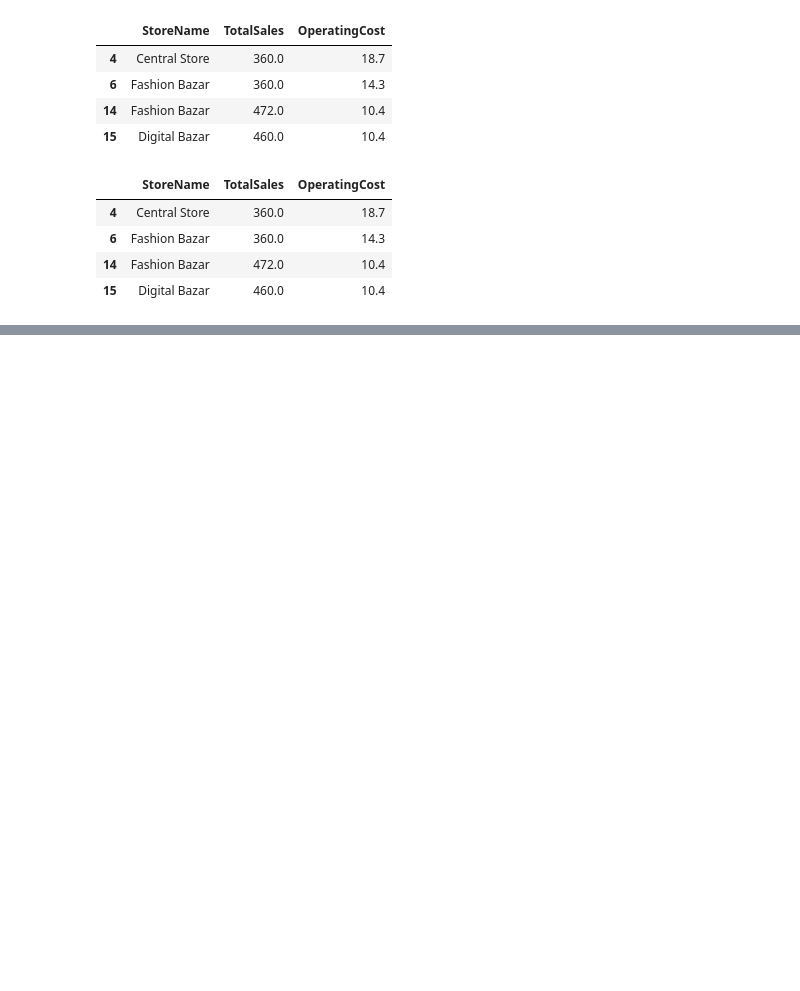
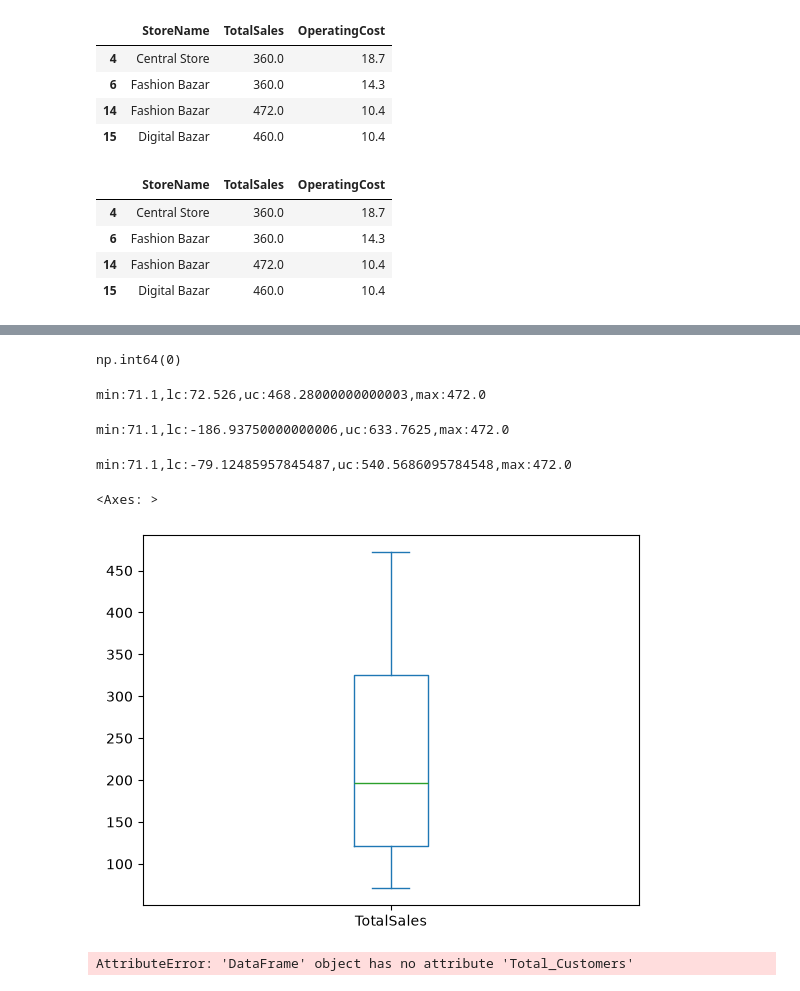
Before and after one commit to ravindrapal001/Python-Case-Studies, a Jupyter notebook: stores.ipynb, the cells around one changed output, grey strips where cells are left out. Saved outputs shown, nothing was run; the diff lists cells and outputs as text; code cells hidden in the pictures; blank space fills up the shorter version.

Commit message:
Day-04: Outlier Detection and Treatment
I wrote for duplicate checking, outlier detection and treatment, Handling Outliers, Missing Values, pd.cut(), pd.qcut() and np.where().

```diff
--- a/stores.ipynb
+++ b/stores.ipynb
@@ -618,0 +640,3 @@ stores[stores.Location=='Delhi'].sort_values(by='TotalSales',ascending=False).he
+# %%
+stores.rename(columns={'Staff_Cnt':'StaffCnt','Total_Customers':'TotalCustomers'},inplace=True)
+stores.head()
@@ -618,0 +651,68 @@ stores[stores.Location=='Delhi'].sort_values(by='TotalSales',ascending=False).he
+# %%
+# Duplicate Checks
+stores.duplicated().sum()
+# %% [output]
+np.int64(0)
+# %%
+# If min is lower than Lower Cutoff(LC) then There is atleast one lower outliers.
+# If max is greater than Upper Cutoff(UC) then There is atleast one upper outliers.
+# Percentile Implementation
+def percentile(x):
+    """
+    Apply the percentile rule on a series/column.
+    Input:Series
+    Output: lc,uc
+    """
+    lc=np.quantile(x,0.01)
+    uc=x.quantile(0.99)
+    print(f'min:{x.min()},lc:{lc},uc:{uc},max:{x.max()}')
+    return lc,uc
+lc,uc=percentile(stores.TotalSales)
+# %% [output]
+min:71.1,lc:72.526,uc:468.28000000000003,max:472.0
+# %%
+# IQR Implementation
+def iqr_rule(x):
+    """
+    Applying IQR rule on a Series/Column.
+    Input: Series
+    Output: lc,uc
+    """
+    q1=x.quantile(0.25)
+    q3=x.quantile(0.75)
+    iqr=q3-q1
+    lc=q1-1.5*iqr
+    uc=q3+1.5*iqr
+    print(f"min:{x.min()},lc:{lc},uc:{uc},max:{x.max()}")
+    return lc,uc
+lc,uc=iqr_rule(stores.TotalSales)
+# %% [output]
+min:71.1,lc:-186.93750000000006,uc:633.7625,max:472.0
+# %%
+# Z-score Implementation
+def zscore_rule(x):
+    """
+    Applying z score rule on a series/column.
+    Input: Series
+    Output: lc,uc
+    """
+    mean=x.mean()
+    SD=x.std()
+    lc=mean-2.5*SD
+    uc=mean+2.5*SD
+    print(f"min:{x.min()},lc:{lc},uc:{uc},max:{x.max()}")
+    return lc, uc
+lc,uc=zscore_rule(stores.TotalSales)
+# %% [output]
+min:71.1,lc:-79.12485957845487,uc:540.5686095784548,max:472.0
+# %%
+# Total Sales Boxplot
+stores.TotalSales.plot(kind='box')
+# %% [output]
+<Axes: >
+[figure, added]
+# %%
+# Total Customers Boxplot
+stores.Total_Customers.plot(kind='box')
+# %% [output]
+AttributeError: 'DataFrame' object has no attribute 'Total_Customers'
```
Also changed, not shown: parts of 35 cells of this notebook.
